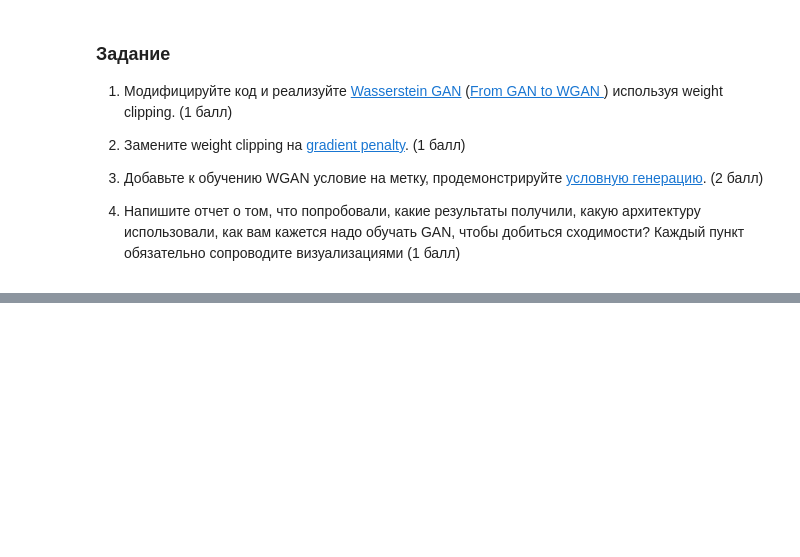
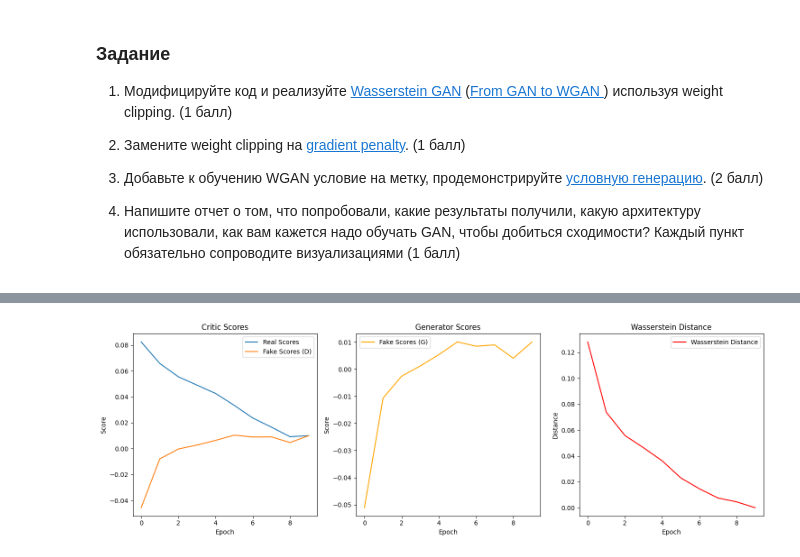
Before and after one commit to babyjhon52/VK_DL_course, a Jupyter notebook: lecture12/WGAN_homework.ipynb, the cells around one changed output, grey strips where cells are left out. Drawn from its saved outputs; the diff is of its cells as text; code cells hidden in the pictures; blank space fills up the shorter version.

```diff
--- a/lecture12/WGAN_homework.ipynb
+++ b/lecture12/WGAN_homework.ipynb
@@ -33,7 +36,8 @@ config.num_epochs = 10
 config.noise_size = 50
 config.print_freq = 100
 # %%
-train = torchvision.datasets.FashionMNIST("fashion_mnist", train=True, transform=torchvision.transforms.ToTensor(), download=True)
+train = torchvision.datasets.FashionMNIST(
+    "fashion_mnist", train=True, transform=torchvision.transforms.ToTensor(), download=True)
 # %%
 dataloader = DataLoader(train, batch_size=16, shuffle=True)
 # %%
@@ -41,5 +47,5 @@ len(dataloader)
 # %%
 for image, cat in dataloader:
-    break
+    image
 # %%
 image.size()
@@ -146,0 +206,6 @@ for i in range(16):
+# %%
+generator = Generator()
+critic = Critic()
+
+optim_C = optim.Adam(params=critic.parameters(), lr=0.0001)
+optim_G = optim.Adam(params=generator.parameters(), lr=0.0001)
@@ -146,0 +289,32 @@ for i in range(16):
+# %%
+epochs = range(config.num_epochs)
+
+plt.figure(figsize=(15, 5))
+
+plt.subplot(1, 3, 1)
+plt.plot(epochs, REAL_SCORES, label='Real Scores')
+plt.plot(epochs, FAKE_SCORES_D, label='Fake Scores (D)')
+plt.xlabel('Epoch')
+plt.ylabel('Score')
+plt.title('Critic Scores')
+plt.legend()
+
+plt.subplot(1, 3, 2)
+plt.plot(epochs, FAKE_SCORES_G, label='Fake Scores (G)', color='orange')
+plt.xlabel('Epoch')
+plt.ylabel('Score')
+plt.title('Generator Scores')
+plt.legend()
+
+plt.subplot(1, 3, 3)
+wasserstein_dist = REAL_SCORES - FAKE_SCORES_D
+plt.plot(epochs, wasserstein_dist, label='Wasserstein Distance', color='red')
+plt.xlabel('Epoch')
+plt.ylabel('Distance')
+plt.title('Wasserstein Distance')
+plt.legend()
+
+plt.tight_layout()
+plt.show()
+# %% [output]
+[figure, added]
```
Also changed, not shown: parts of 22 cells of this notebook.
